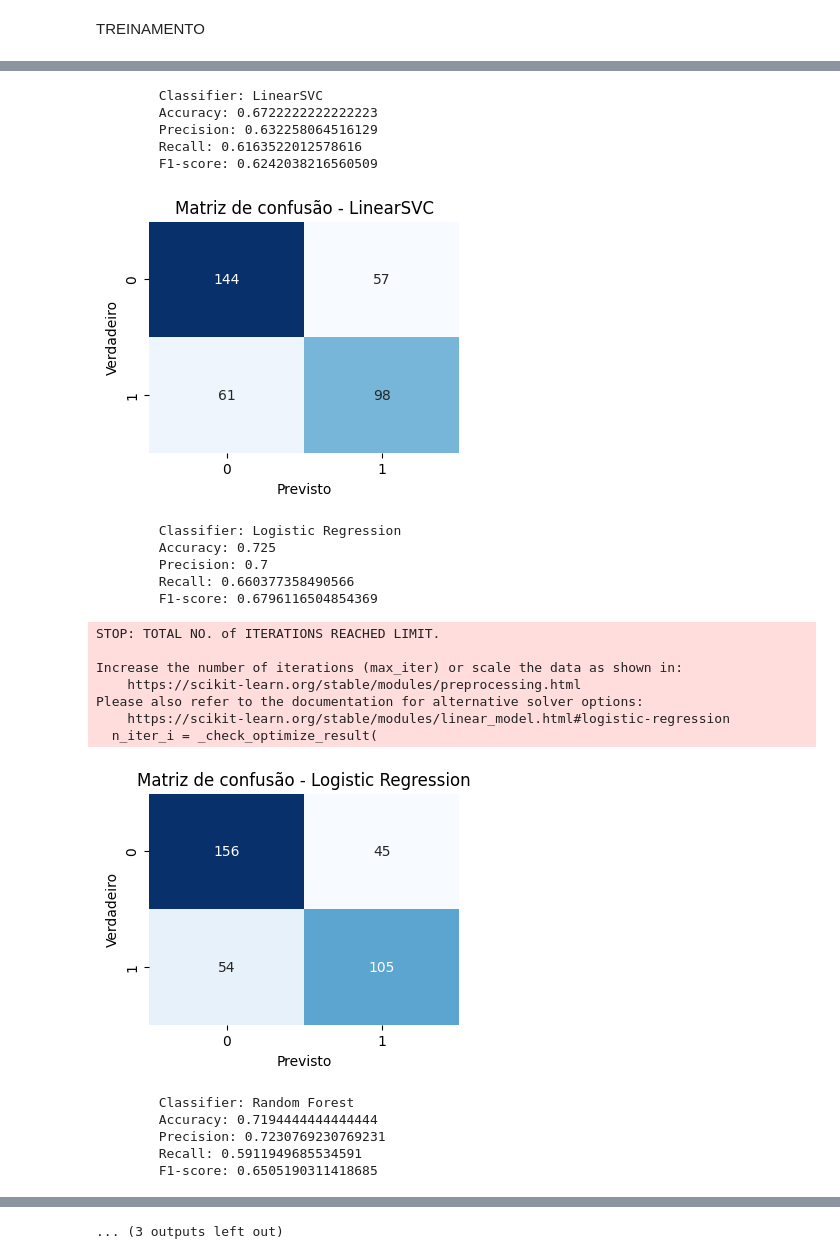
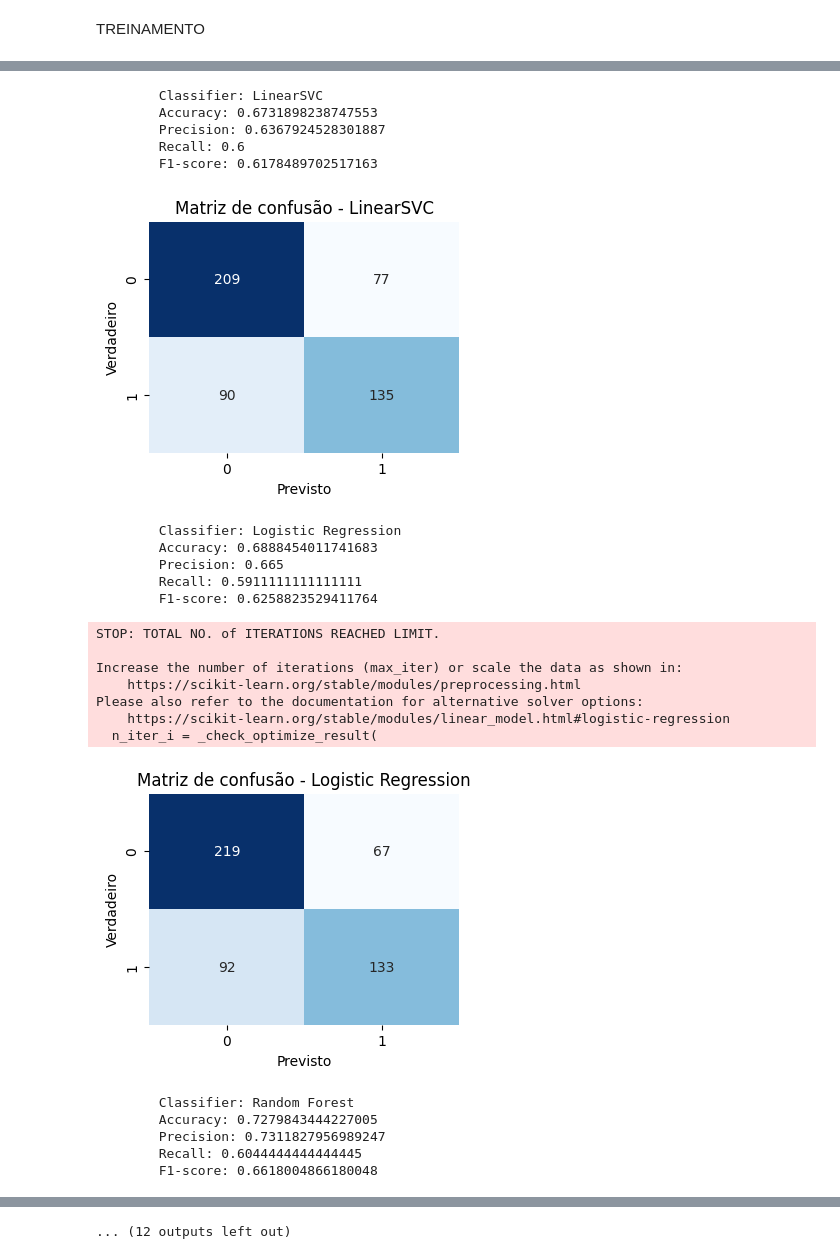
Before and after one commit to PauloDalsoto/neuroTechnic, a Jupyter notebook: utils/concat_data.ipynb, the cells around one changed output, grey strips where cells are left out. Drawn from its saved outputs; the diff is of its cells as text; code cells hidden in the pictures.

```diff
--- a/utils/concat_data.ipynb
+++ b/utils/concat_data.ipynb
@@ -203,5 +208,4 @@ Tamanho teste: (360, 625)
 # %%
-# Lista dos principais classificadores
 classifiers = {
     'LinearSVC': LinearSVC(),
     'Logistic Regression': LogisticRegression(),
@@ -209,8 +213,15 @@ classifiers = {
     'K-Nearest Neighbors': KNeighborsClassifier(),
     'Gradient Boosting': GradientBoostingClassifier(),
     'Decision Tree': DecisionTreeClassifier(),
-    'Gaussian Naive Bayes': GaussianNB()
+    'Gaussian Naive Bayes': GaussianNB(),
+    'Support Vector Classifier': SVC(),
+    'AdaBoost Classifier': AdaBoostClassifier(),
+    'Linear Discriminant Analysis': LinearDiscriminantAnalysis(),
+    'MLP Classifier': MLPClassifier()
 }
+
+
+results = pd.DataFrame(columns=['Model', 'Accuracy', 'Precision', 'Recall', 'F1'])
 
 # Loop sobre cada classificador
 for name, clf in classifiers.items():
@@ -219,43 +230,50 @@ for name, clf in classifiers.items():
 
     # Prever os rótulos do conjunto de teste
     y_pred = clf.predict(X_test)
 
     # Calcular métricas
     accuracy = accuracy_score(y_test, y_pred)
     precision = precision_score(y_test, y_pred)
     recall = recall_score(y_test, y_pred)
     f1 = f1_score(y_test, y_pred)
 
     # Imprimir métricas
     print(f"\tClassifier: {name}")
     print(f"\tAccuracy: {accuracy}")
     print(f"\tPrecision: {precision}")
     print(f"\tRecall: {recall}")
     print(f"\tF1-score: {f1}")
 
     # Calcular a matriz de confusão
     conf_matrix = confusion_matrix(y_test, y_pred)
 
     # Plotar a matriz de confusão
     plt.figure(figsize=(4, 3))
     sns.heatmap(conf_matrix, annot=True, fmt="d", cmap="Blues", cbar=False)
     plt.xlabel('Previsto')
     plt.ylabel('Verdadeiro')
     plt.title(f'Matriz de confusão - {name}')
     plt.show()
     print("\n")
+
+    #create a dataframe with the results linke model name, accuracy, precision, recall and f1
+    results = pd.concat([results, pd.DataFrame({'Model': [name], 'Accuracy': [accuracy], 'Precision': [precision], 'Recall': [recall], 'F1': [f1]})], ignore_index=True)
+
+# print the results ordered by f1 score and accuracy
+results = results.sort_values(by=['F1', 'Accuracy'], ascending=False)
+results
 # %% [output]
         Classifier: LinearSVC
-        Accuracy: 0.6722222222222223
-        Precision: 0.632258064516129
-        Recall: 0.6163522012578616
-        F1-score: 0.6242038216560509
+        Accuracy: 0.6731898238747553
+        Precision: 0.6367924528301887
+        Recall: 0.6
+        F1-score: 0.6178489702517163
-[figure, old version]
+[figure, new version]
         Classifier: Logistic Regression
-        Accuracy: 0.725
-        Precision: 0.7
-        Recall: 0.660377358490566
-        F1-score: 0.6796116504854369
+        Accuracy: 0.6888454011741683
+        Precision: 0.665
+        Recall: 0.5911111111111111
+        F1-score: 0.6258823529411764
 STOP: TOTAL NO. of ITERATIONS REACHED LIMIT.
 
 Increase the number of iterations (max_iter) or scale the data as shown in:
@@ -263,9 +281,9 @@ Increase the number of iterations (max_iter) or scale the data as shown in:
 Please also refer to the documentation for alternative solver options:
     https://scikit-learn.org/stable/modules/linear_model.html#logistic-regression
   n_iter_i = _check_optimize_result(
-[figure, old version]
+[figure, new version]
         Classifier: Random Forest
-        Accuracy: 0.7194444444444444
-        Precision: 0.7230769230769231
-        Recall: 0.5911949685534591
-        F1-score: 0.6505190311418685
+        Accuracy: 0.7279843444227005
+        Precision: 0.7311827956989247
+        Recall: 0.6044444444444445
+        F1-score: 0.6618004866180048
@@ -290 +308 @@ Please also refer to the documentation for alternative solver options:
-... (3 outputs left out)
+... (12 outputs left out)
```
Also changed, not shown: parts of 6 cells of this notebook, 3 other files.
